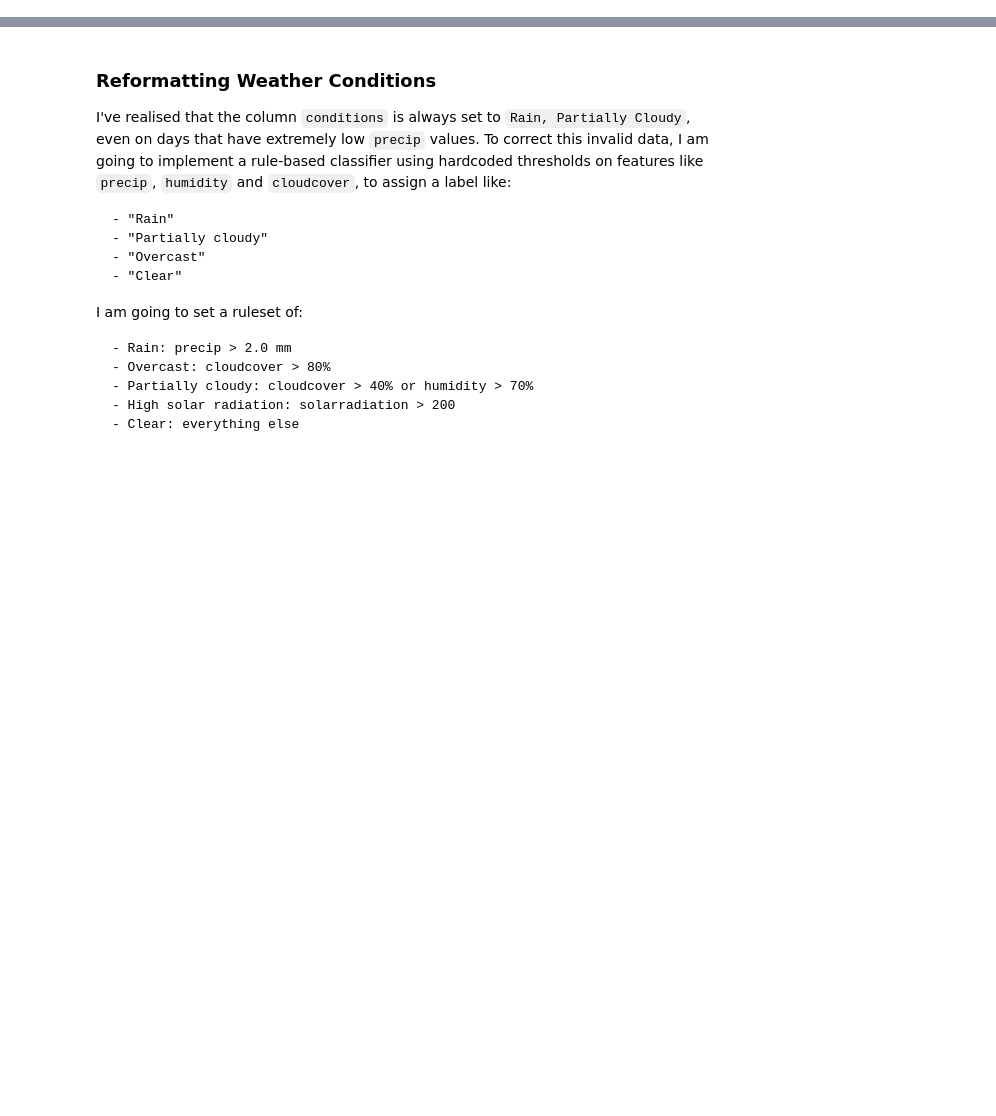
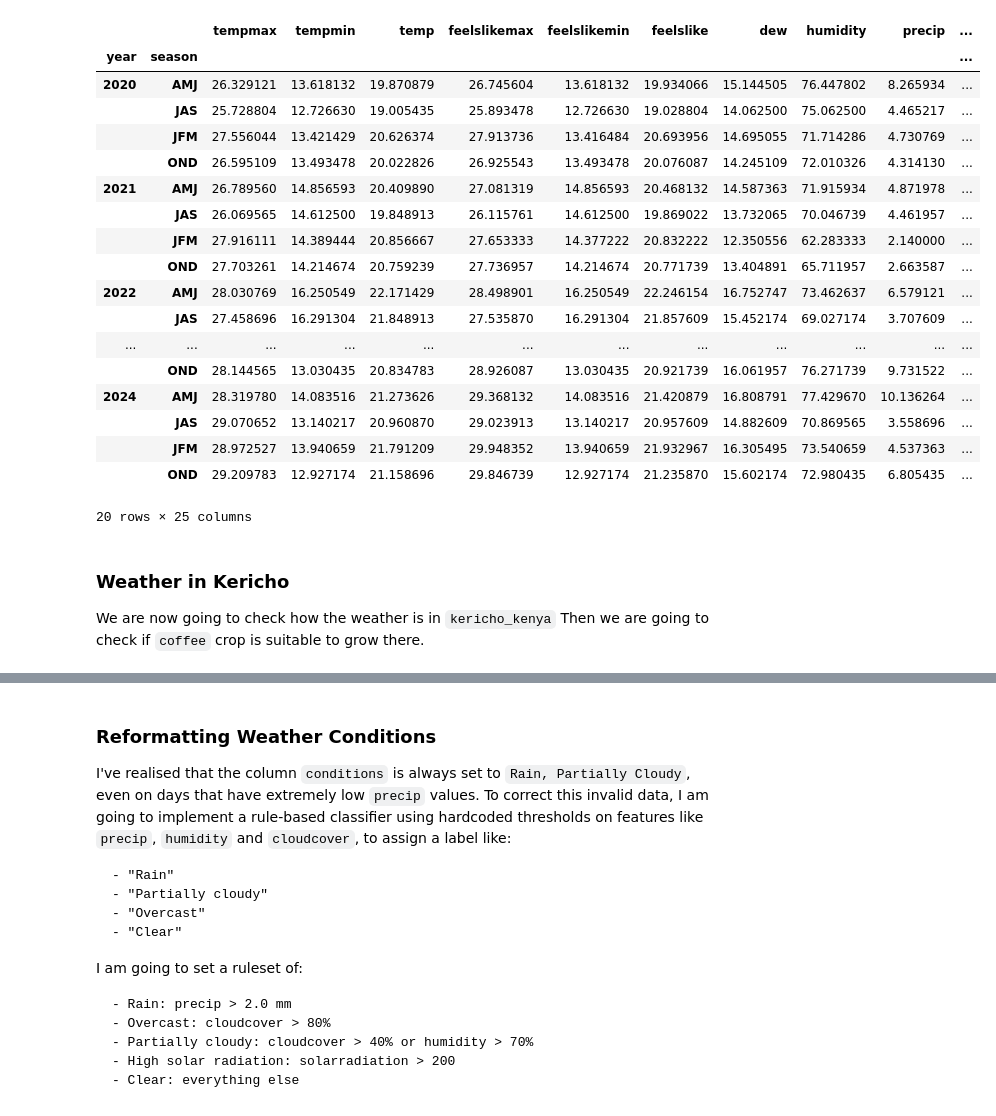
Before and after one commit to caleb-mwasikira/weather_prediction, a Jupyter notebook: weather_prediction.ipynb, the cells around one changed output, grey strips where cells are left out. Drawn from its saved outputs; the diff is of its cells as text; code cells hidden in the pictures; blank space fills up the shorter version.

Commit message:
Added multiple locations + getting crop suitability based on location

```diff
--- a/weather_prediction.ipynb
+++ b/weather_prediction.ipynb
@@ -68,6 +96,11 @@ def clean_string_column(df, column_name):
 
     return df
 
+# Clean conditions column
+# Clean the name column
 weather = clean_string_column(weather.copy(), "conditions")
-weather["conditions"].unique()
+weather = clean_string_column(weather.copy(), "name")
+
+print(weather["conditions"].unique())
+print(weather["name"].unique())
 # %% [output]
@@ -109,0 +113,16 @@ DatetimeIndex(['2020-01-01', '2020-01-02', '2020-01-03', '2020-01-04',
+# %%
+def get_season(month):
+    if month in [1, 2, 3]:
+        return "JFM"    # January, February, March season
+    elif month in [4, 5, 6]:
+        return "AMJ"    # April, May, June season
+    elif month in [7, 8, 9]:
+        return "JAS"    # July, August, September season
+    else:
+        return "OND"    # October, November, December season
+
+weather = weather.copy()
+weather["year"] = weather.index.year
+weather["month"] = weather.index.month
+weather["season"] = weather["month"].apply(get_season)
+weather["season"]
@@ -109,0 +143,30 @@ DatetimeIndex(['2020-01-01', '2020-01-02', '2020-01-03', '2020-01-04',
+# %%
+# Grouping data into seasons will allow us to get
+# seasonal averages eg;
+seasonal_data = weather.groupby(["year", "season"])
+seasonal_avg = seasonal_data.mean(numeric_only=True)
+seasonal_avg
+# %% [output]
+|  |  | tempmax | tempmin | temp | feelslikemax | feelslikemin | feelslike | dew | humidity | precip | ... |
+| year | season |  |  |  |  |  |  |  |  |  | ... |
+| 2020 | AMJ | 26.329121 | 13.618132 | 19.870879 | 26.745604 | 13.618132 | 19.934066 | 15.144505 | 76.447802 | 8.265934 | ... |
+|  | JAS | 25.728804 | 12.726630 | 19.005435 | 25.893478 | 12.726630 | 19.028804 | 14.062500 | 75.062500 | 4.465217 | ... |
+|  | JFM | 27.556044 | 13.421429 | 20.626374 | 27.913736 | 13.416484 | 20.693956 | 14.695055 | 71.714286 | 4.730769 | ... |
+|  | OND | 26.595109 | 13.493478 | 20.022826 | 26.925543 | 13.493478 | 20.076087 | 14.245109 | 72.010326 | 4.314130 | ... |
+| 2021 | AMJ | 26.789560 | 14.856593 | 20.409890 | 27.081319 | 14.856593 | 20.468132 | 14.587363 | 71.915934 | 4.871978 | ... |
+|  | JAS | 26.069565 | 14.612500 | 19.848913 | 26.115761 | 14.612500 | 19.869022 | 13.732065 | 70.046739 | 4.461957 | ... |
+|  | JFM | 27.916111 | 14.389444 | 20.856667 | 27.653333 | 14.377222 | 20.832222 | 12.350556 | 62.283333 | 2.140000 | ... |
+|  | OND | 27.703261 | 14.214674 | 20.759239 | 27.736957 | 14.214674 | 20.771739 | 13.404891 | 65.711957 | 2.663587 | ... |
+| 2022 | AMJ | 28.030769 | 16.250549 | 22.171429 | 28.498901 | 16.250549 | 22.246154 | 16.752747 | 73.462637 | 6.579121 | ... |
+|  | JAS | 27.458696 | 16.291304 | 21.848913 | 27.535870 | 16.291304 | 21.857609 | 15.452174 | 69.027174 | 3.707609 | ... |
+| ... | ... | ... | ... | ... | ... | ... | ... | ... | ... | ... | ... |
+|  | OND | 28.144565 | 13.030435 | 20.834783 | 28.926087 | 13.030435 | 20.921739 | 16.061957 | 76.271739 | 9.731522 | ... |
+| 2024 | AMJ | 28.319780 | 14.083516 | 21.273626 | 29.368132 | 14.083516 | 21.420879 | 16.808791 | 77.429670 | 10.136264 | ... |
+|  | JAS | 29.070652 | 13.140217 | 20.960870 | 29.023913 | 13.140217 | 20.957609 | 14.882609 | 70.869565 | 3.558696 | ... |
+|  | JFM | 28.972527 | 13.940659 | 21.791209 | 29.948352 | 13.940659 | 21.932967 | 16.305495 | 73.540659 | 4.537363 | ... |
+|  | OND | 29.209783 | 12.927174 | 21.158696 | 29.846739 | 12.927174 | 21.235870 | 15.602174 | 72.980435 | 6.805435 | ... |
+20 rows × 25 columns
+# %% [markdown]
+### Weather in Kericho
+We are now going to check how the weather is in `kericho_kenya`
+Then we are going to check if `coffee` crop is suitable to grow there.
```
Also changed, not shown: parts of 20 cells of this notebook, 10 other files.
